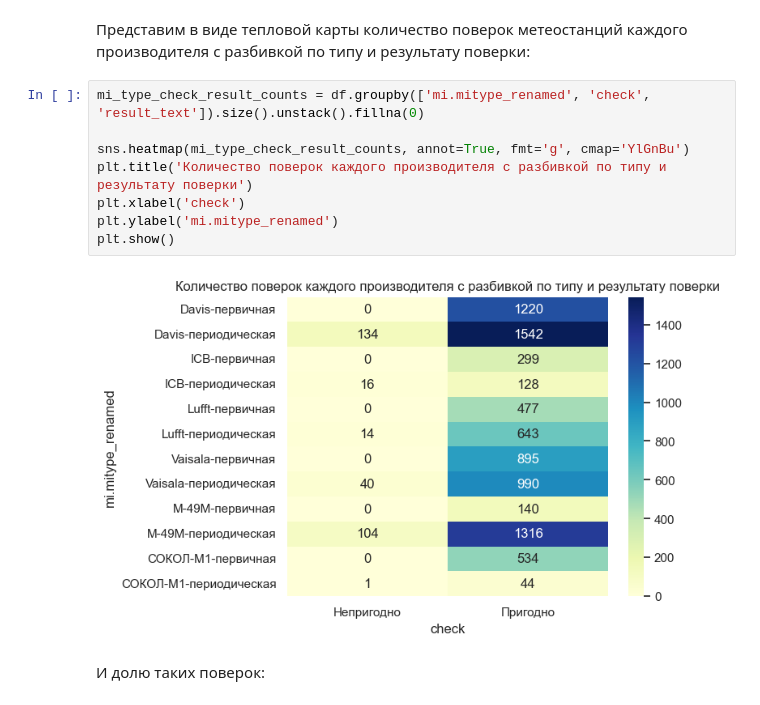
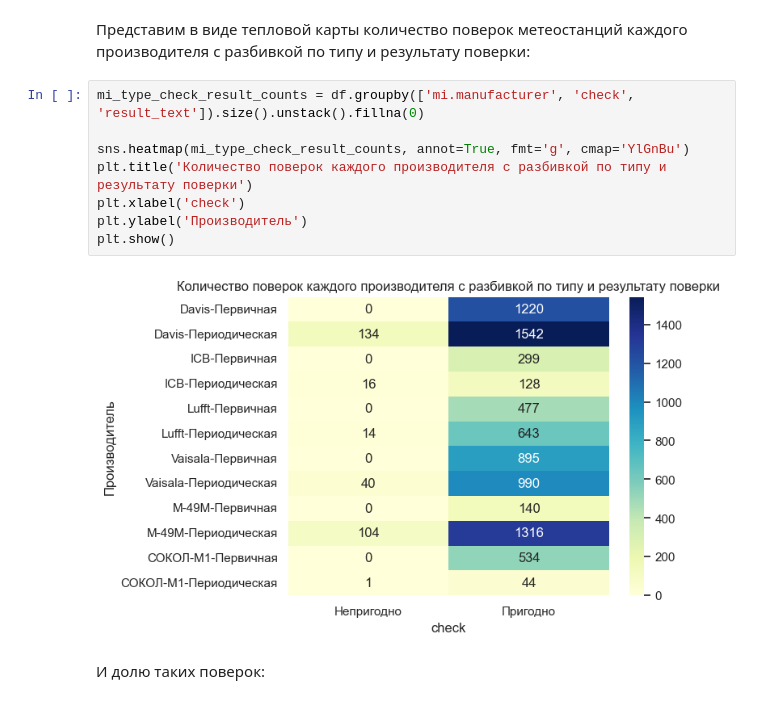
Before and after one commit to IgorMitrofanov/global-meteostation-verefication-data, a Jupyter notebook: analytics.ipynb, the cells around one changed output. Saved outputs shown, nothing was run; the diff lists cells and outputs as text.

```diff
--- a/analytics.ipynb
+++ b/analytics.ipynb
@@ -173,15 +173,15 @@ plt.show()
 # %% [markdown]
 Представим в виде тепловой карты количество поверок метеостанций каждого производителя с разбивкой по типу и результату поверки:
 # %%
-mi_type_check_result_counts = df.groupby(['mi.mitype_renamed', 'check', 'result_text']).size().unstack().fillna(0)
+mi_type_check_result_counts = df.groupby(['mi.manufacturer', 'check', 'result_text']).size().unstack().fillna(0)
 
 sns.heatmap(mi_type_check_result_counts, annot=True, fmt='g', cmap='YlGnBu')
 plt.title('Количество поверок каждого производителя с разбивкой по типу и результату поверки')
 plt.xlabel('check')
-plt.ylabel('mi.mitype_renamed')
+plt.ylabel('Производитель')
 plt.show()
 # %% [output]
-[figure, old version]
+[figure, new version]
 # %% [markdown]
 И долю таких поверок:
 # %%
```
